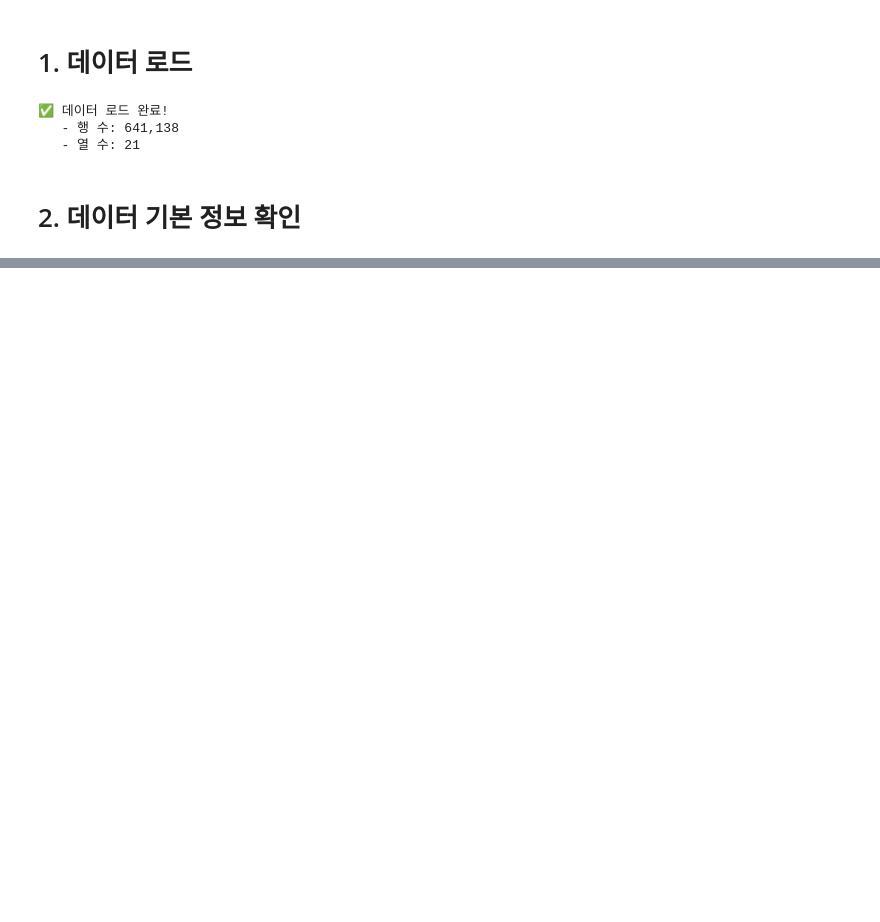
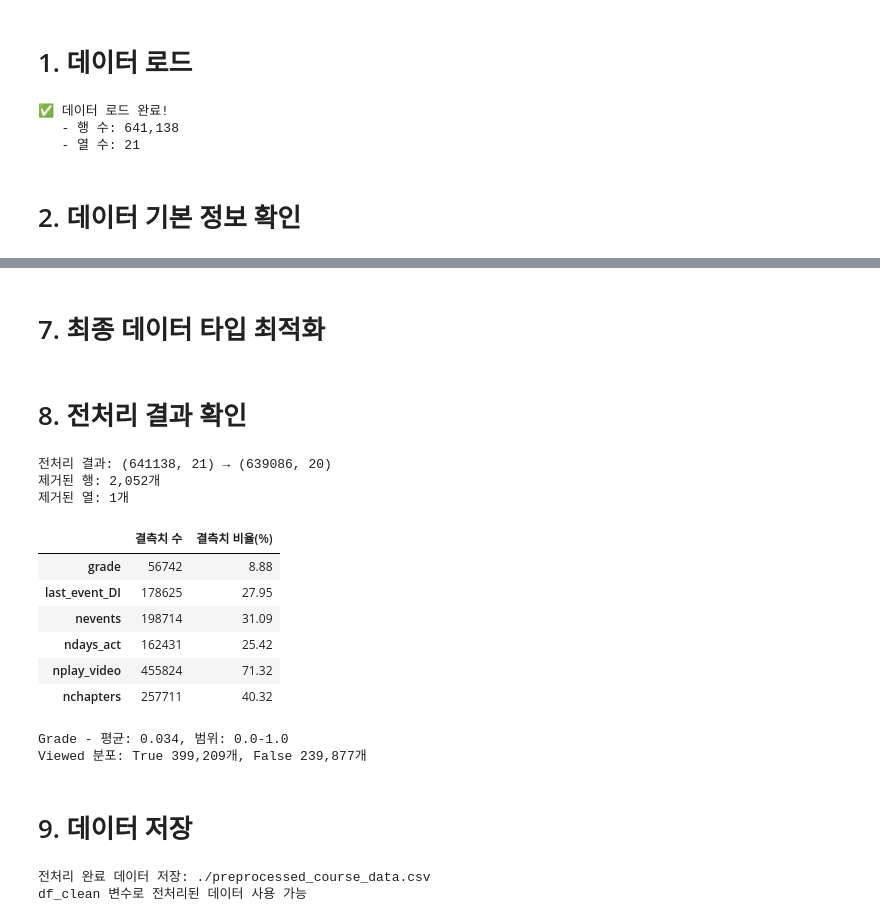
Before and after one commit to sasangkyoo/Omakase, a Jupyter notebook: Preparation.ipynb, the cells around one changed output, grey strips where cells are left out. Drawn from its saved outputs; the diff is of its cells as text; code cells hidden in the pictures; blank space fills up the shorter version.

```diff
--- a/Preparation.ipynb
+++ b/Preparation.ipynb
@@ -133,0 +239,74 @@ if 'YoB' in df_clean.columns:
+# %% [markdown]
+# 7. 최종 데이터 타입 최적화
+# %%
+# 정수형 컬럼들
+integer_cols = ['nevents', 'ndays_act', 'nchapters', 'nforum_posts', 'nplay_video']
+for col in integer_cols:
+    if col in df_clean.columns:
+        if df_clean[col].isnull().sum() > 0:
+            df_clean[col] = df_clean[col].astype('Int64')  # nullable integer
+        else:
+            df_clean[col] = df_clean[col].astype('int64')
+# %%
+# 실수형 컬럼들
+float_cols = ['grade']
+for col in float_cols:
+    if col in df_clean.columns:
+        df_clean[col] = df_clean[col].astype('float64')
+# %%
+# 범주형 컬럼들 (전처리 완료 후 category로 변경)
+categorical_cols = ['final_cc_cname_DI', 'LoE_DI', 'gender']
+for col in categorical_cols:
+    if col in df_clean.columns:
+        df_clean[col] = df_clean[col].astype('category')
+# %% [markdown]
+# 8. 전처리 결과 확인
+# %%
+print(f"전처리 결과: {df.shape} → {df_clean.shape}")
+print(f"제거된 행: {df.shape[0] - df_clean.shape[0]:,}개")
+print(f"제거된 열: {df.shape[1] - df_clean.shape[1]}개")
+
+# 최종 결측치 현황
+final_missing = df_clean.isnull().sum()
+if final_missing.sum() > 0:
+    final_missing_df = pd.DataFrame({
+        '결측치 수': final_missing,
+        '결측치 비율(%)': (final_missing / len(df_clean) * 100).round(2)
+    })
+    display(final_missing_df[final_missing_df['결측치 수'] > 0])
+else:
+    print("결측치 없음")
+
+# 주요 컬럼 분포 확인
+if 'grade' in df_clean.columns:
+    print(f"Grade - 평균: {df_clean['grade'].mean():.3f}, 범위: {df_clean['grade'].min()}-{df_clean['grade'].max()}")
+
+if 'viewed' in df_clean.columns:
+    viewed_dist = df_clean['viewed'].value_counts()
+    print(f"Viewed 분포: True {viewed_dist.get(True, 0):,}개, False {viewed_dist.get(False, 0):,}개")
+# %% [output]
+전처리 결과: (641138, 21) → (639086, 20)
+제거된 행: 2,052개
+제거된 열: 1개
+|  | 결측치 수 | 결측치 비율(%) |
+| grade | 56742 | 8.88 |
+| last_event_DI | 178625 | 27.95 |
+| nevents | 198714 | 31.09 |
+| ndays_act | 162431 | 25.42 |
+| nplay_video | 455824 | 71.32 |
+| nchapters | 257711 | 40.32 |
+Grade - 평균: 0.034, 범위: 0.0-1.0
+Viewed 분포: True 399,209개, False 239,877개
+# %% [markdown]
+# 9. 데이터 저장
+# %%
+# 저장 경로 설정 (현재 폴더)
+output_path = "./preprocessed_course_data.csv"
+df_clean.to_csv(output_path, index=False, encoding='utf-8-sig')
+print(f"전처리 완료 데이터 저장: {output_path}")
+
+# 전처리된 데이터프레임을 변수에 저장 (다음 단계에서 사용 가능)
+print("df_clean 변수로 전처리된 데이터 사용 가능")
+# %% [output]
+전처리 완료 데이터 저장: ./preprocessed_course_data.csv
+df_clean 변수로 전처리된 데이터 사용 가능
```
Also changed, not shown: parts of 19 cells of this notebook.
